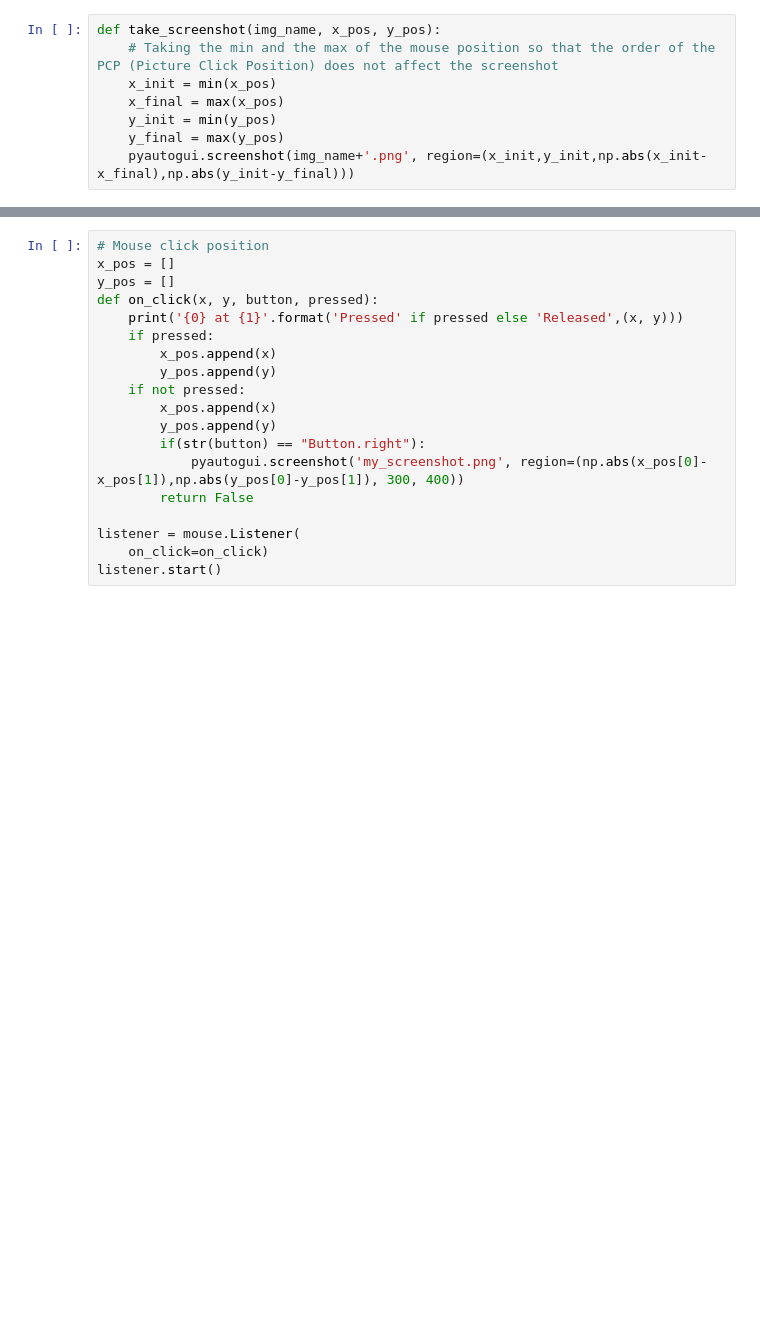
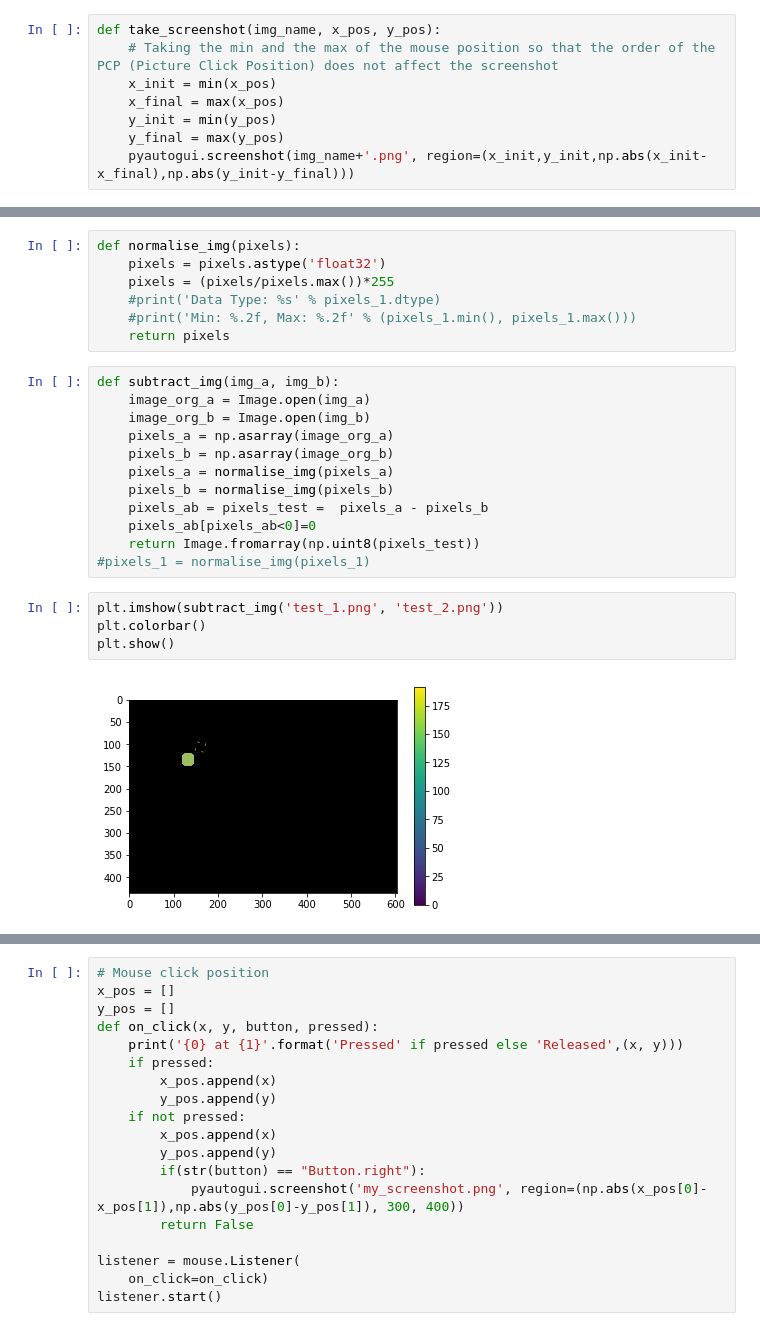
Before and after one commit to iman-j/ai-snake-game, a Jupyter notebook: Controlling mouse and keyboard.ipynb, the cells around one changed output, grey strips where cells are left out. Drawn from its saved outputs; the diff is of its cells as text; blank space fills up the shorter version.

```diff
--- a/Controlling mouse and keyboard.ipynb
+++ b/Controlling mouse and keyboard.ipynb
@@ -42,0 +70,25 @@ y_pos
+# %%
+def normalise_img(pixels):
+    pixels = pixels.astype('float32')
+    pixels = (pixels/pixels.max())*255
+    #print('Data Type: %s' % pixels_1.dtype)
+    #print('Min: %.2f, Max: %.2f' % (pixels_1.min(), pixels_1.max()))
+    return pixels
+# %%
+def subtract_img(img_a, img_b):
+    image_org_a = Image.open(img_a)
+    image_org_b = Image.open(img_b)
+    pixels_a = np.asarray(image_org_a)
+    pixels_b = np.asarray(image_org_b)
+    pixels_a = normalise_img(pixels_a)
+    pixels_b = normalise_img(pixels_b)
+    pixels_ab = pixels_test =  pixels_a - pixels_b
+    pixels_ab[pixels_ab<0]=0
+    return Image.fromarray(np.uint8(pixels_test))
+#pixels_1 = normalise_img(pixels_1)
+# %%
+plt.imshow(subtract_img('test_1.png', 'test_2.png'))
+plt.colorbar()
+plt.show()
+# %% [output]
+[figure, added]
```
Also changed, not shown: parts of 9 cells of this notebook, 2 other files.
